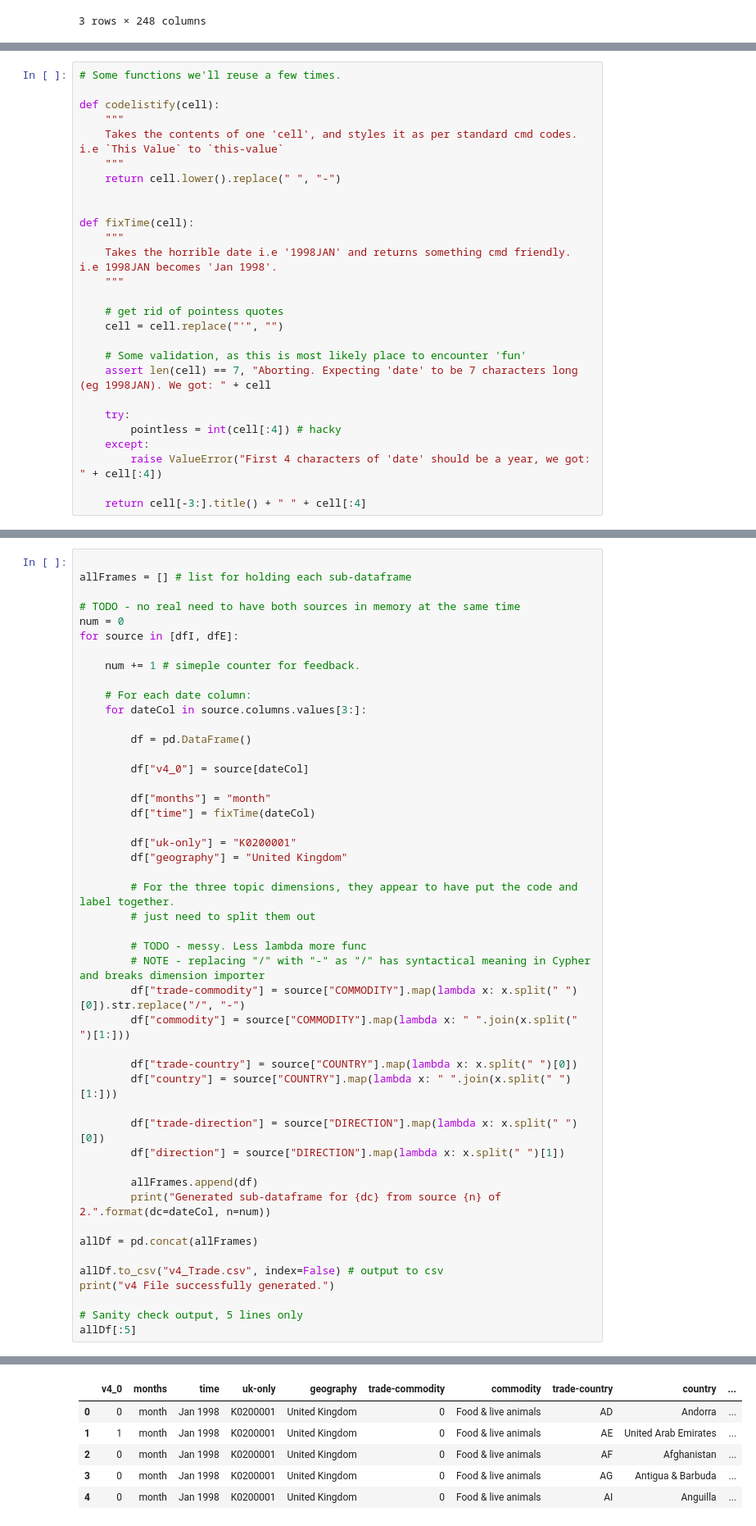
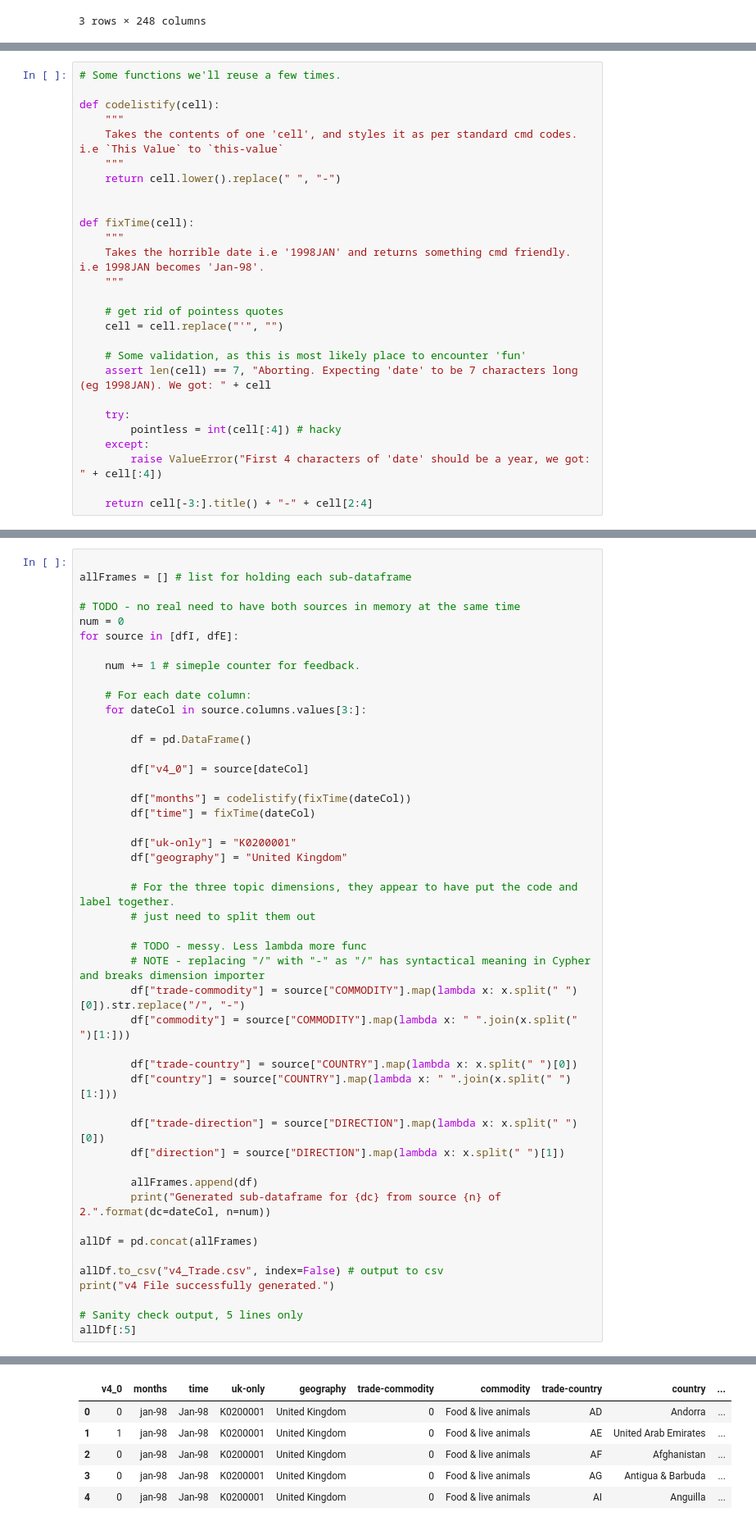
Before and after one commit to GSS-Cogs/cmd-trade, a Jupyter notebook: makeV4_trade.ipynb, the cells around one changed output, grey strips where cells are left out. Shown at 82% size. Saved outputs shown, nothing was run; the diff lists cells and outputs as text.

```diff
--- a/makeV4_trade.ipynb
+++ b/makeV4_trade.ipynb
@@ -54,7 +54,7 @@ def codelistify(cell):
 
 def fixTime(cell):
     """
-    Takes the horrible date i.e '1998JAN' and returns something cmd friendly. i.e 1998JAN becomes 'Jan 1998'.
+    Takes the horrible date i.e '1998JAN' and returns something cmd friendly. i.e 1998JAN becomes 'Jan-98'.
     """
 
     # get rid of pointess quotes
@@ -68,7 +68,7 @@ def fixTime(cell):
     except:
         raise ValueError("First 4 characters of 'date' should be a year, we got: " + cell[:4])
 
-    return cell[-3:].title() + " " + cell[:4]
+    return cell[-3:].title() + "-" + cell[2:4]
 # %% [markdown]
 # Transformation Script
 
@@ -98,7 +98,7 @@ for source in [dfI, dfE]:
 
         df["v4_0"] = source[dateCol]
 
-        df["months"] = "month"
+        df["months"] = codelistify(fixTime(dateCol))
         df["time"] = fixTime(dateCol)
 
         df["uk-only"] = "K0200001"
@@ -120,35 +120,35 @@ for source in [dfI, dfE]:
 
         allFrames.append(df)
         print("Generated sub-dataframe for {dc} from source {n} of 2.".format(dc=dateCol, n=num))
 
 allDf = pd.concat(allFrames)
 
 allDf.to_csv("v4_Trade.csv", index=False) # output to csv
 print("v4 File successfully generated.")
 
 # Sanity check output, 5 lines only
 allDf[:5]
 # %% [output]
 Generated sub-dataframe for '1998JAN' from source 1 of 2.
 Generated sub-dataframe for '1998FEB' from source 1 of 2.
 Generated sub-dataframe for '1998MAR' from source 1 of 2.
 Generated sub-dataframe for '1998APR' from source 1 of 2.
 Generated sub-dataframe for '1998MAY' from source 1 of 2.
 Generated sub-dataframe for '1998JUN' from source 1 of 2.
 Generated sub-dataframe for '1998JUL' from source 1 of 2.
 Generated sub-dataframe for '1998AUG' from source 1 of 2.
 Generated sub-dataframe for '1998SEP' from source 1 of 2.
 Generated sub-dataframe for '1998OCT' from source 1 of 2.
 Generated sub-dataframe for '1998NOV' from source 1 of 2.
 Generated sub-dataframe for '1998DEC' from source 1 of 2.
 ... (475 lines left out)
 Generated sub-dataframe for '2018MAR' from source 2 of 2.
 Generated sub-dataframe for '2018APR' from source 2 of 2.
 Generated sub-dataframe for '2018MAY' from source 2 of 2.
 v4 File successfully generated.
 |  | v4_0 | months | time | uk-only | geography | trade-commodity | commodity | trade-country | country | ... |
-| 0 | 0 | month | Jan 1998 | K0200001 | United Kingdom | 0 | Food & live animals | AD | Andorra | ... |
-| 1 | 1 | month | Jan 1998 | K0200001 | United Kingdom | 0 | Food & live animals | AE | United Arab Emirates | ... |
-| 2 | 0 | month | Jan 1998 | K0200001 | United Kingdom | 0 | Food & live animals | AF | Afghanistan | ... |
-| 3 | 0 | month | Jan 1998 | K0200001 | United Kingdom | 0 | Food & live animals | AG | Antigua & Barbuda | ... |
-| 4 | 0 | month | Jan 1998 | K0200001 | United Kingdom | 0 | Food & live animals | AI | Anguilla | ... |
+| 0 | 0 | jan-98 | Jan-98 | K0200001 | United Kingdom | 0 | Food & live animals | AD | Andorra | ... |
+| 1 | 1 | jan-98 | Jan-98 | K0200001 | United Kingdom | 0 | Food & live animals | AE | United Arab Emirates | ... |
+| 2 | 0 | jan-98 | Jan-98 | K0200001 | United Kingdom | 0 | Food & live animals | AF | Afghanistan | ... |
+| 3 | 0 | jan-98 | Jan-98 | K0200001 | United Kingdom | 0 | Food & live animals | AG | Antigua & Barbuda | ... |
+| 4 | 0 | jan-98 | Jan-98 | K0200001 | United Kingdom | 0 | Food & live animals | AI | Anguilla | ... |
```
Also changed, not shown: parts of 1 cell of this notebook.
